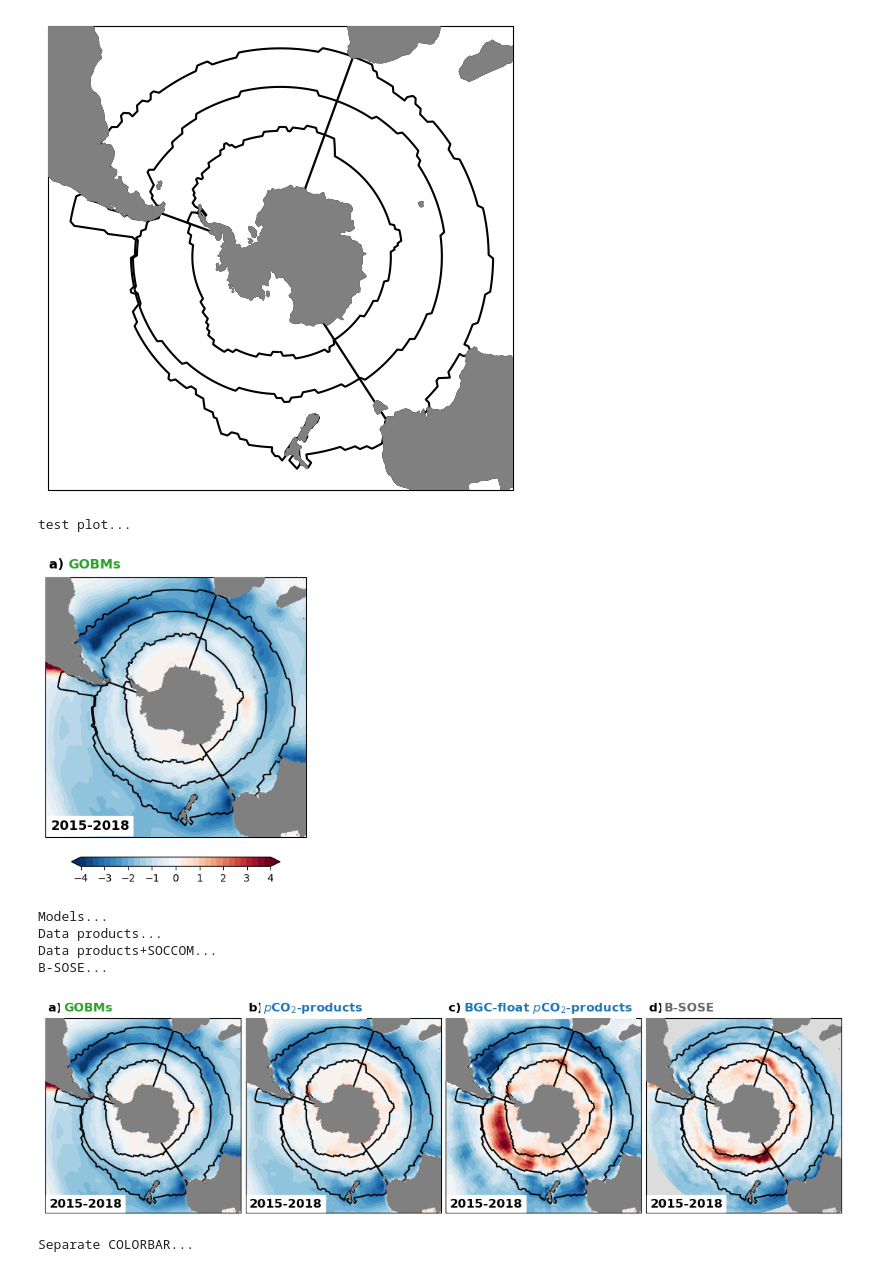
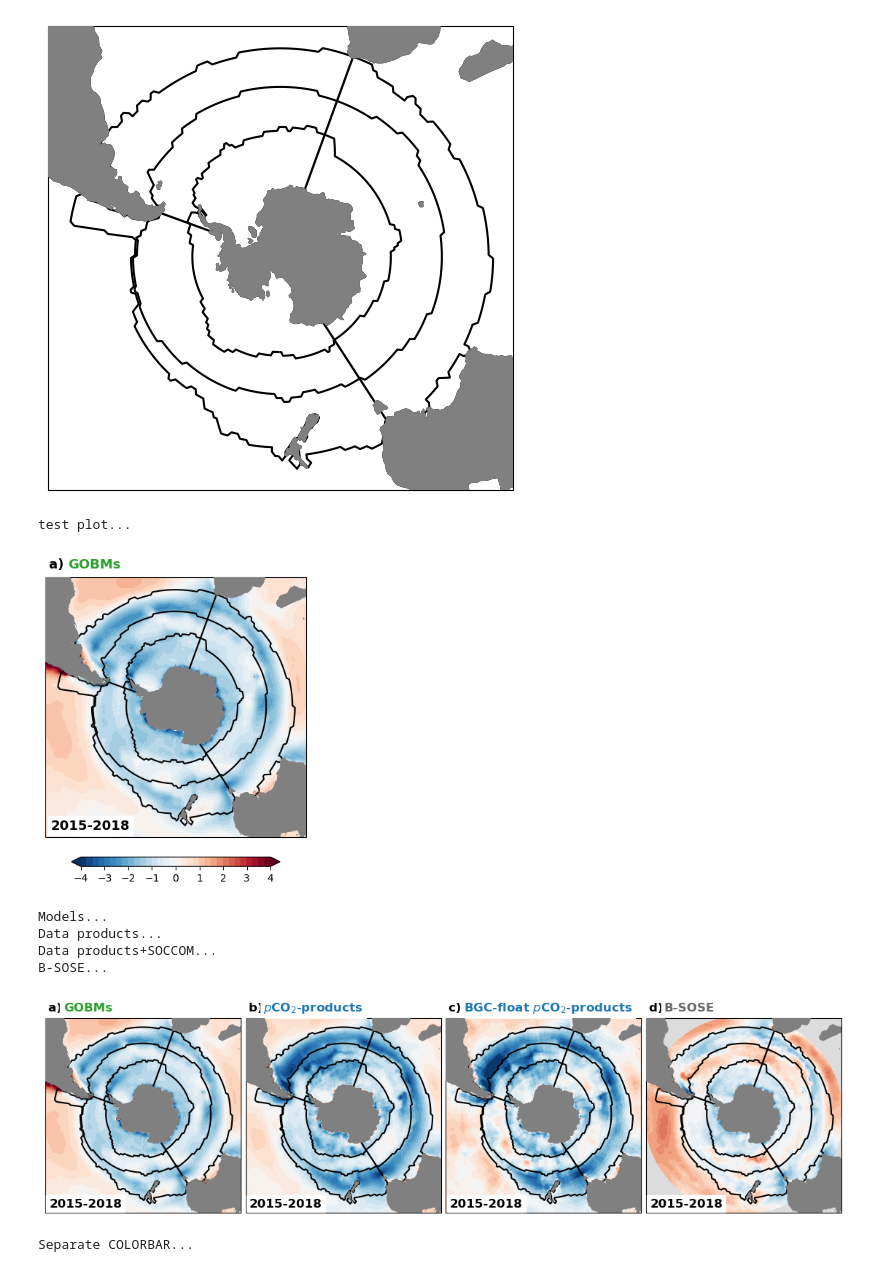
Before and after one commit to RECCAP2-ocean/Southern-Ocean, a Jupyter notebook: FCO2_figs2-6+8+10_cn/RECCAPv2_SO_Fig4_5_seasonal_mean_CO2_flux_2015_2018.ipynb, the cells around one changed output. Saved outputs shown, nothing was run; the diff lists cells and outputs as text; code cells hidden in the pictures.

```diff
--- a/FCO2_figs2-6+8+10_cn/RECCAPv2_SO_Fig4_5_seasonal_mean_CO2_flux_2015_2018.ipynb
+++ b/FCO2_figs2-6+8+10_cn/RECCAPv2_SO_Fig4_5_seasonal_mean_CO2_flux_2015_2018.ipynb
@@ -48,7 +49,7 @@ from son_mean import son_mean
 #-----
 
 # CHOOSE A SEASON: jja, son, djf, mam
-season = 'son'
+season = 'djf'
 
 # data sets
 path1 = '/pscratch/sd/c/cnissen/RECCAPv2/'
@@ -979,7 +980,7 @@ if plot_test:
     plt.show()
 # %% [output]
 test plot...
-[figure, old version]
+[figure, new version]
 # %%
 #----
 # FUNCTIONS to save netcdf files
@@ -1268,7 +1302,7 @@ data_plot[data_plot<levels[0]] = levels[0]+0.001 # values that exceed colorbar l
 data_plot[data_plot>levels[-1]] = levels[-1]-0.001
 data_plot[data_plot==999] = -999
 data_plot = np.ma.masked_where(data_plot==-999,data_plot)
-save_field_as_netcdf(data_plot[:,:-1],lat,lon_to_nc,'models',save_netcdf) # SAVE NETCDFs
+save_field_as_netcdf(data_plot[:,:-1],lat,lon_to_nc,'models',save_netcdf,season) # SAVE NETCDFs
 mm=plot_map(ax,X,Y,data_plot,levels,colormap,color_continents,r_mask3)
 #for lin in range(len(lineslonlat)): # Plot biome boundaries from file with lines:
 #    ax.plot(xlin[lin],ylin[lin], color='black', linestyle='-',linewidth=0.1,zorder=10)
@@ -1285,7 +1319,7 @@ data_plot = get_data_plot(multi_data_prod_mean,levels)
 data_plot[data_plot<levels[0]] = levels[0]+0.001 # values that exceed colorbar limits are shown in darkest color
 data_plot[data_plot>levels[-1]] = levels[-1]-0.001
 data_plot[data_plot==999] = -999
-save_field_as_netcdf(data_plot[:,:-1],lat,lon_to_nc,'data_products',save_netcdf) # SAVE NETCDFs
+save_field_as_netcdf(data_plot[:,:-1],lat,lon_to_nc,'data_products',save_netcdf,season) # SAVE NETCDFs
 mm=plot_map(ax,X,Y,data_plot,levels,colormap,color_continents,r_mask3)
 add_annotations_to_plot(ax,plot_title1b,plot_title2b,panel_label_b,fs_text,color_data)
 del data_plot
@@ -1300,41 +1334,41 @@ data_plot = get_data_plot(-1*86400.*365.25*soccom_mean_map,levels)
 data_plot[data_plot<levels[0]] = levels[0]+0.001 # values that exceed colorbar limits are shown in darkest color
 data_plot[data_plot>levels[-1]] = levels[-1]-0.001
 data_plot[data_plot==999] = -999
-save_field_as_netcdf(data_plot[:,:-1],lat,lon_to_nc,'soccom',save_netcdf) # SAVE NETCDFs
+save_field_as_netcdf(data_plot[:,:-1],lat,lon_to_nc,'soccom',save_netcdf,season) # SAVE NETCDFs
 mm=plot_map(ax,X,Y,data_plot,levels,colormap,color_continents,r_mask3)
 add_annotations_to_plot(ax,plot_title1c,plot_title2c,panel_label_c,fs_text,color_data)
 del data_plot
 
 
 #------
 # B-SOSE
 #-----
 print('B-SOSE...')
 ax=ax4
 #ax.set_axis_off()
 data_plot = np.copy(BSOSE_mean)
 data_plot[data_plot<levels[0]] = levels[0]+0.001 # values that exceed colorbar limits are shown in darkest color
 data_plot[data_plot>levels[-1]] = levels[-1]-0.001
 data_plot[data_plot==-999]=999
 data_plot[BSOSE_mean==-999]=999
 #if reccap_regions_only:
 #    data_plot[regions.mask==True]=999
 data_plot = get_data_plot(data_plot,levels)
 mm=plot_map(ax,X,Y,data_plot,levels,colormap,color_continents,r_mask3)
 add_annotations_to_plot(ax,plot_title1d,plot_title2d,panel_label_d,fs_text,color_data_assim1)
 del data_plot
 
 filename = 'fig_maps_product_means_2015_2018_'+season+'.png'
 if save_plots:
     plt.savefig(save_to_dir+filename, bbox_inches='tight',dpi=dpicnt, transparent=False)
 
 plt.show()
 # %% [output]
 Models...
 Data products...
 Data products+SOCCOM...
 B-SOSE...
-[figure, old version]
+[figure, new version]
 # %%
 
 #-----
```
Also changed, not shown: parts of 10 cells of this notebook.
